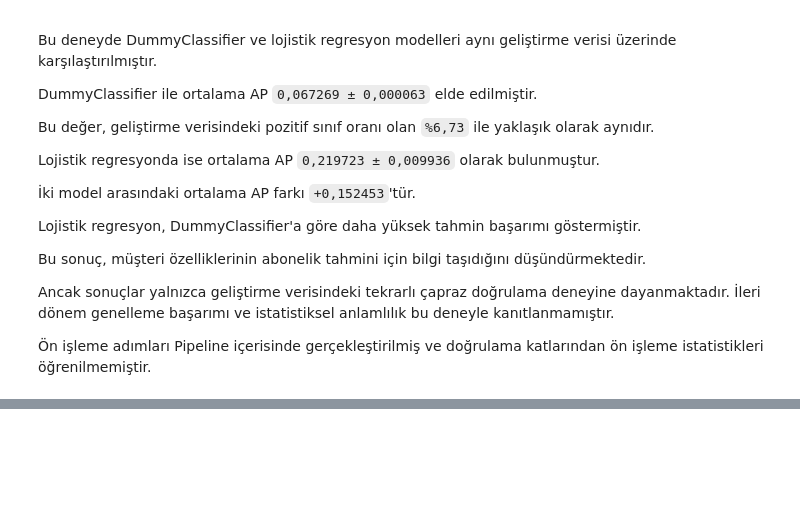
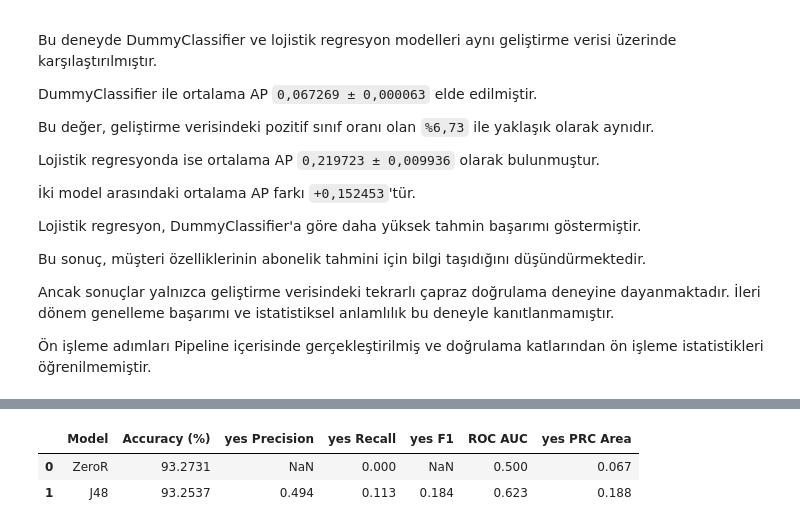
Before and after one commit to KeremATLIHAN/Veri_Bilimleri_Vize, a Jupyter notebook: proje1/BIL545_Proje1_Banka_Guncel.ipynb, the cells around one changed output, grey strips where cells are left out. Drawn from its saved outputs; the diff is of its cells as text; code cells hidden in the pictures; blank space fills up the shorter version.

Commit message:
feat(bolum1): weka zeror ve j48 bagimsiz kontrolu

```diff
--- a/proje1/BIL545_Proje1_Banka_Guncel.ipynb
+++ b/proje1/BIL545_Proje1_Banka_Guncel.ipynb
@@ -2126,0 +2139,20 @@ gerçekleştirilmiş ve doğrulama katlarından
+# %%
+import shutil
+import subprocess
+
+# Java kurulumunu kontrol et
+java_yolu = shutil.which("java")
+
+print("Java yolu:", java_yolu)
+
+if java_yolu:
+    sonuc = subprocess.run(
+        ["java", "-version"],
+        capture_output=True,
+        text=True
+    )
+
+    print("Java sürümü:")
+    print(sonuc.stderr or sonuc.stdout)
+else:
+    print("Java bulunamadı.")
@@ -2126,0 +2721,80 @@ gerçekleştirilmiş ve doğrulama katlarından
+# %%
+import re
+
+def weka_sonuc_ozeti(cikti, model_adi):
+
+        # Yalnızca çapraz doğrulama sonuçlarını kullan
+    cv_baslik = "=== Stratified cross-validation ==="
+
+    if cv_baslik not in cikti:
+        raise ValueError(
+            "Weka çapraz doğrulama bölümü bulunamadı."
+        )
+
+    cikti = cikti.split(cv_baslik, 1)[1]
+
+    # Accuracy değerini bul
+    eslesme = re.search(
+        r"Correctly Classified Instances\s+\d+\s+([\d.]+)\s*%",
+        cikti
+    )
+
+    if not eslesme:
+        raise ValueError("Accuracy bulunamadı.")
+
+    accuracy = float(eslesme.group(1))
+
+    # Yalnızca sınıf bazlı metrikler bölümünü al
+    baslik = "=== Detailed Accuracy By Class ==="
+    bitis = "=== Confusion Matrix ==="
+
+    if baslik not in cikti or bitis not in cikti:
+        raise ValueError("Weka metrik tablosu bulunamadı.")
+
+    metrik_bolumu = (
+        cikti.split(baslik, 1)[1]
+        .split(bitis, 1)[0]
+    )
+
+    # Yalnızca yes sınıfının metrik satırını seç
+    yes_satiri = None
+
+    for satir in metrik_bolumu.splitlines():
+
+        alanlar = satir.strip().split()
+
+        if len(alanlar) == 9 and alanlar[-1] == "yes":
+            yes_satiri = alanlar
+            break
+
+    if yes_satiri is None:
+        raise ValueError("yes sınıfının metrikleri bulunamadı.")
+
+    def sayiya_cevir(deger):
+        if deger == "?":
+            return float("nan")
+        return float(deger)
+
+    return {
+        "Model": model_adi,
+        "Accuracy (%)": accuracy,
+        "yes Precision": sayiya_cevir(yes_satiri[2]),
+        "yes Recall": sayiya_cevir(yes_satiri[3]),
+        "yes F1": sayiya_cevir(yes_satiri[4]),
+        "ROC AUC": sayiya_cevir(yes_satiri[6]),
+        "yes PRC Area": sayiya_cevir(yes_satiri[7])
+    }
+
+
+weka_karsilastirma = pd.DataFrame([
+    weka_sonuc_ozeti(zeror_sonuc.stdout, "ZeroR"),
+    weka_sonuc_ozeti(j48_sonuc.stdout, "J48")
+])
+
+display(weka_karsilastirma.round(4))
+
+print("Weka karşılaştırma tablosu oluşturuldu.")
+# %% [output]
+|  | Model | Accuracy (%) | yes Precision | yes Recall | yes F1 | ROC AUC | yes PRC Area |
+| 0 | ZeroR | 93.2731 | NaN | 0.000 | NaN | 0.500 | 0.067 |
+| 1 | J48 | 93.2537 | 0.494 | 0.113 | 0.184 | 0.623 | 0.188 |
```
Also changed, not shown: parts of 19 cells of this notebook.
